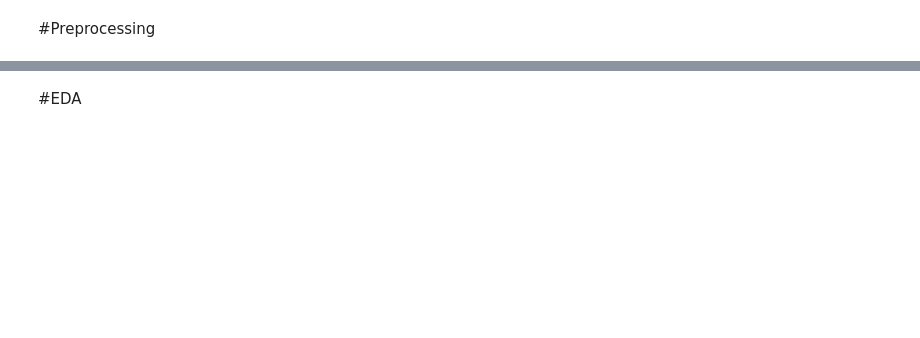
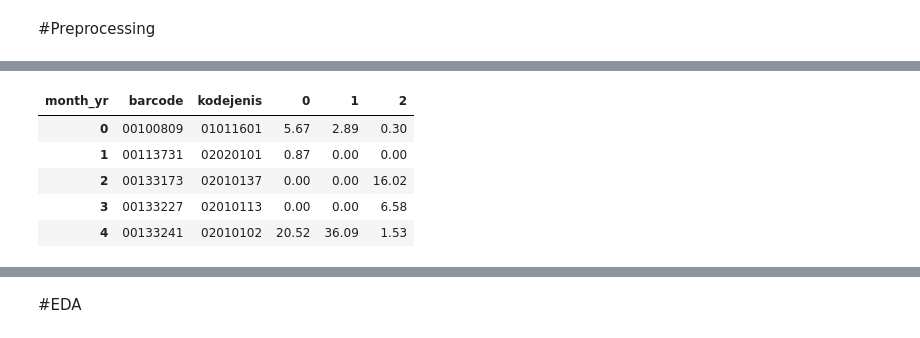
Before and after one commit to diegoray/sales-prediction-gru, a Jupyter notebook: ipynb/tugas-akhir-sales-forecasting-3.ipynb, the cells around one changed output, grey strips where cells are left out. Cells and saved outputs as stored; diff of their text form; code cells hidden in the pictures; blank space fills up the shorter version.

```diff
--- a/ipynb/tugas-akhir-sales-forecasting-3.ipynb
+++ b/ipynb/tugas-akhir-sales-forecasting-3.ipynb
@@ -160,0 +416,21 @@ df = df[~df['kategori'].isin(kategori_remove_name)].reset_index(drop=True)
+# %%
+# data preprocessing for prediction february 2022
+
+testing_pred = df2022.copy()
+
+testing_pred = testing_pred.drop(['notxn', 'nonota', 'namabarang', 'hargabeli', 'diskon', 'hargaafterdiskon', 'subtotal', 'kodeop', 'isbkp', 'kodecustomer', 'iddistributor', 'idpromo', 'iddivisi', 'jenis', 'kodedepartemen', 'departemen', 'namaop', 'kodedivisibarang', 'divisibarang'], axis=1)
+
+testing_pred['month_yr'] = testing_pred['tgl'].apply(lambda x: x.strftime('%m-%y')).astype(str)
+
+testing_pred['month_yr'] = testing_pred['month_yr'].map({'01-22':0,'02-22':1,'03-22':2})
+
+testing_monthly_pred = testing_pred[['tgl', 'month_yr', 'kodejenis', 'barcode', 'qty']]
+testing_monthly_pred = testing_monthly_pred.sort_values('tgl').groupby(['month_yr', 'kodejenis', 'barcode'], as_index=False)
+testing_monthly_pred = testing_monthly_pred.agg({'qty':['sum']})
+testing_monthly_pred.columns = ['month_yr', 'kodejenis', 'barcode', 'qty_cnt']
+testing_monthly_pred = testing_monthly_pred.query('qty_cnt >= 0 and qty_cnt <= 50')
+
+# Label
+testing_monthly_pred['qty_cnt_month'] = testing_monthly_pred.sort_values('month_yr').groupby(['barcode', 'kodejenis'])['qty_cnt'].shift(-1)
+
+testing_monthly_series_pred = testing_monthly_pred.pivot_table(index=['barcode', 'kodejenis'], columns='month_yr',values='qty_cnt', fill_value=0).reset_index()
@@ -160,0 +445,9 @@ df = df[~df['kategori'].isin(kategori_remove_name)].reset_index(drop=True)
+# %%
+testing_monthly_series_pred.head()
+# %% [output]
+| month_yr | barcode | kodejenis | 0 | 1 | 2 |
+| 0 | 00100809 | 01011601 | 5.67 | 2.89 | 0.30 |
+| 1 | 00113731 | 02020101 | 0.87 | 0.00 | 0.00 |
+| 2 | 00133173 | 02010137 | 0.00 | 0.00 | 16.02 |
+| 3 | 00133227 | 02010113 | 0.00 | 0.00 | 6.58 |
+| 4 | 00133241 | 02010102 | 20.52 | 36.09 | 1.53 |
```
Also changed, not shown: parts of 84 cells of this notebook.
